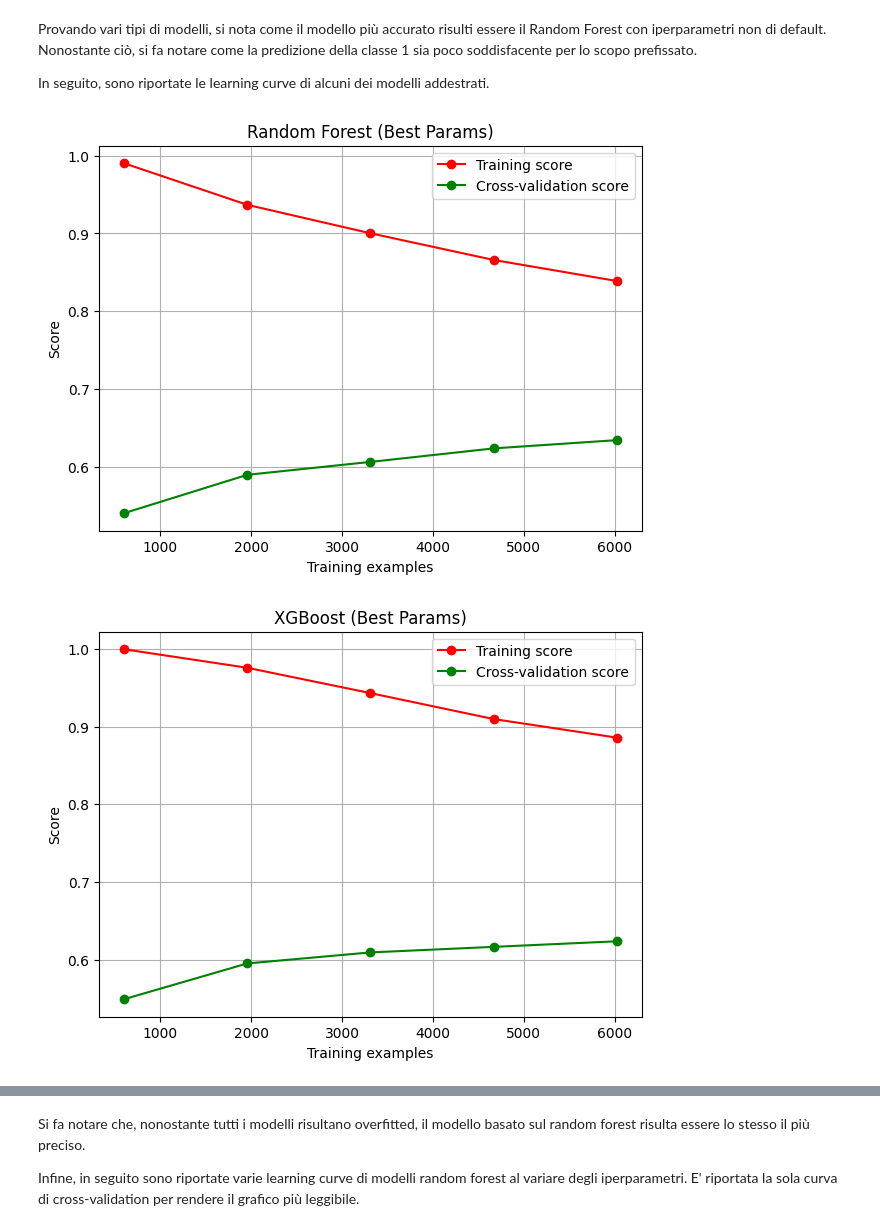
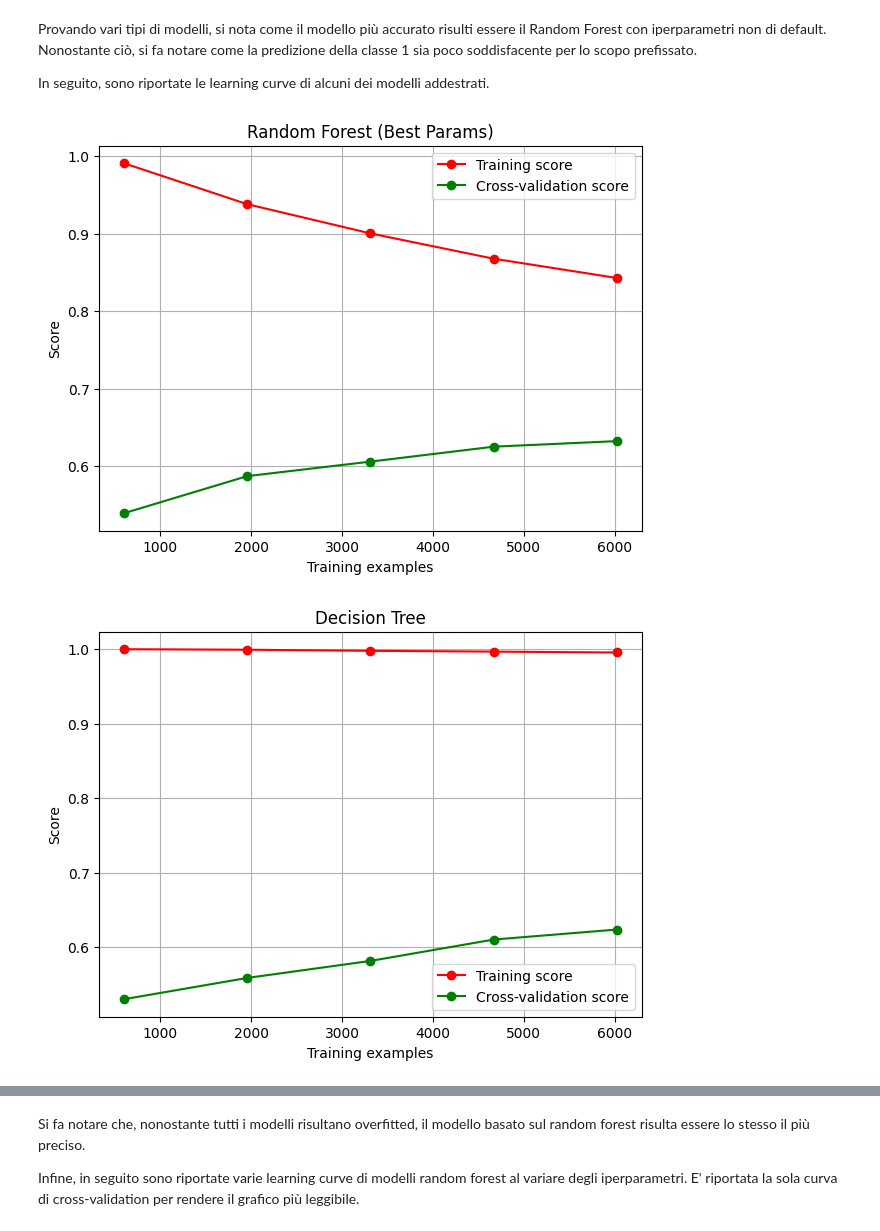
Before and after one commit to lPen88/dataProject, a Jupyter notebook: paper.ipynb, the cells around one changed output, grey strips where cells are left out. Drawn from its saved outputs; the diff is of its cells as text; code cells hidden in the pictures.

```diff
--- a/paper.ipynb
+++ b/paper.ipynb
@@ -172,25 +183,17 @@ Si è deciso di mantenere comunque una leggera sovrarappresentazione della class
 # %%
 from sklearn.ensemble import RandomForestClassifier
-from sklearn.model_selection import GridSearchCV
-from xgboost import XGBClassifier
 
-#param_grid = {
-#    'n_estimators': [50, 100, 200],
-#    'max_depth': [None, 10, 20, 30],
-#    'min_samples_split': [2, 5, 10],
-#    'min_samples_leaf': [1, 2, 4]
-#}
-#rf = RandomForestClassifier(random_state=42)
-#grid_search = GridSearchCV(estimator=rf, param_grid=param_grid, cv=3, n_jobs=-1, verbose=2)
-#grid_search.fit(X_train_smote, Y_train_smote)
-#print("Best parameters found: ", grid_search.best_params_)
-#n_estimators=200 max_depth=30 min_samples_split=2 min_samples_leaf=1
+#decision tree classifier
+from sklearn.tree import DecisionTreeClassifier
 
+
+#max_depth', 41), ('min_samples_leaf', 9), ('min_samples_split', 11), ('n_estimators', 229
 rf_best = RandomForestClassifier(
     n_estimators=100, max_depth=10, min_samples_split=2, min_samples_leaf=1, random_state=42
 )
 
 rf_def = RandomForestClassifier(random_state=42)
+
 rf_best.fit(X_balanced, Y_balanced)
 rf_def.fit(X_balanced, Y_balanced)
 
@@ -202,19 +205,12 @@ print(classification_report(Y_test, rf_def.predict(X_test)))
 print("Random Forest Classifier (Best Parameters):")
 print(classification_report(Y_test, rf_best.predict(X_test)))
 
-#XGBoost Classifier
-xgb_best = XGBClassifier(
-    n_estimators=300, max_depth=6, learning_rate=0.1, random_state=42
-)
-xgb_def = XGBClassifier(random_state=42)
-xgb_best.fit(X_balanced, Y_balanced)
-xgb_def.fit(X_balanced, Y_balanced)
 
-print("XGBoost Classifier (Default Parameters):")
-print(classification_report(Y_test, xgb_def.predict(X_test)))
+dt = DecisionTreeClassifier(random_state=42)
+dt.fit(X_balanced, Y_balanced)
+print("Decision Tree Classifier:")
+print(classification_report(Y_test, dt.predict(X_test)))
 
-print("XGBoost Classifier (Best Parameters):")
-print(classification_report(Y_test, xgb_best.predict(X_test)))
 
 #k nearest neighbors classifier
 from sklearn.neighbors import KNeighborsClassifier
@@ -247,30 +243,30 @@ In seguito, sono riportate le learning curve di alcuni dei modelli addestrati.
 # %%
 from sklearn.model_selection import learning_curve
 import matplotlib.pyplot as plt
 import numpy as np
 
 def plot_learning_curve(estimator, X, y, title):
     train_sizes, train_scores, test_scores = learning_curve(
         estimator, X, y, cv=5, scoring='accuracy', n_jobs=-1,
         train_sizes=np.linspace(0.1, 1.0, 5), shuffle=True, random_state=42
     )
     train_scores_mean = np.mean(train_scores, axis=1)
     test_scores_mean = np.mean(test_scores, axis=1)
 
     plt.figure(figsize=(7,5))
     plt.plot(train_sizes, train_scores_mean, 'o-', color='r', label='Training score')
     plt.plot(train_sizes, test_scores_mean, 'o-', color='g', label='Cross-validation score')
     plt.title(title)
     plt.xlabel('Training examples')
     plt.ylabel('Score')
     plt.legend(loc='best')
     plt.grid()
     plt.show()
 
 # Example usage:
 plot_learning_curve(rf_best, X_balanced, Y_balanced, "Random Forest (Best Params)")
-plot_learning_curve(xgb_best, X_balanced, Y_balanced, "XGBoost (Best Params)")
-plot_learning_curve(knn_best, X_balanced, Y_balanced, "KNN (Best Params)")
+plot_learning_curve(dt, X_balanced, Y_balanced, "Decision Tree")
+plot_learning_curve(knn_best, X_balanced, Y_balanced, "KNN")
 # %% [output]
 [figure]
-[figure, old version]
+[figure, new version]
```
Also changed, not shown: parts of 6 cells of this notebook.
